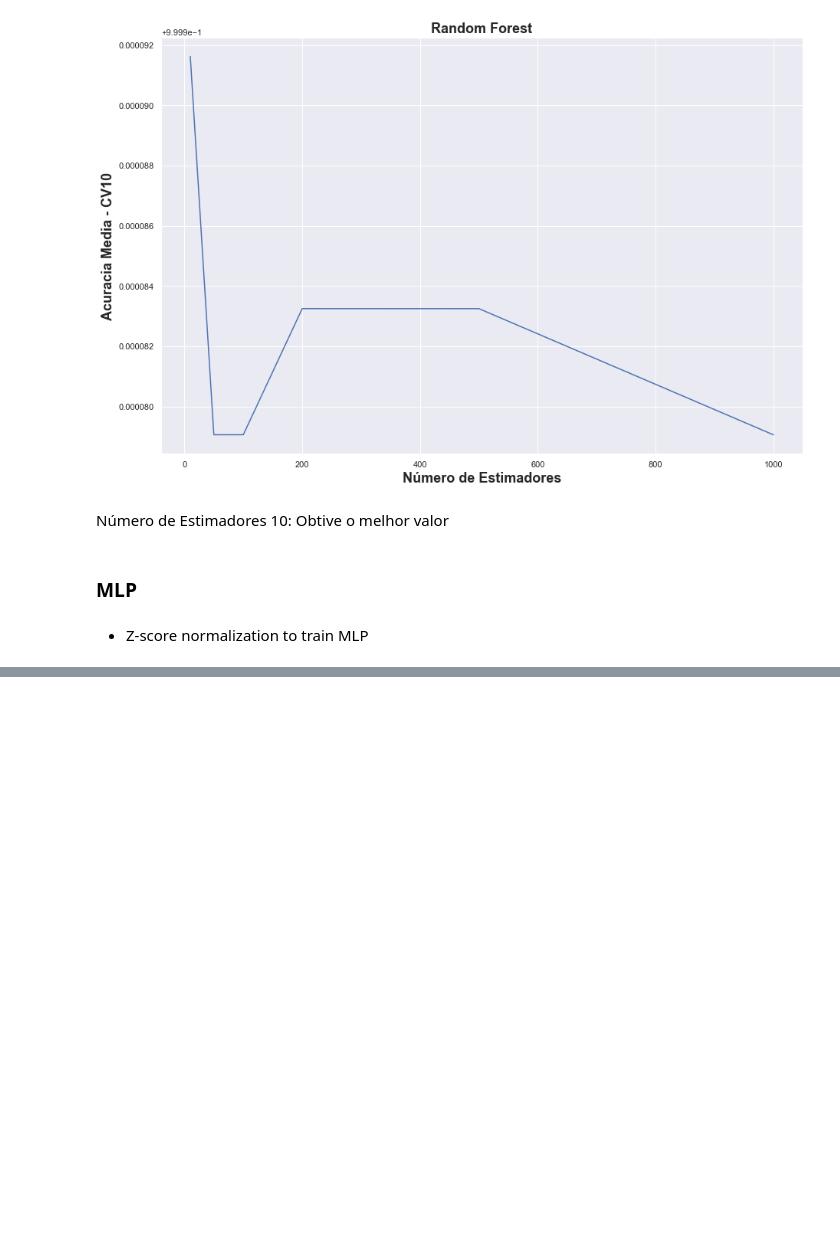
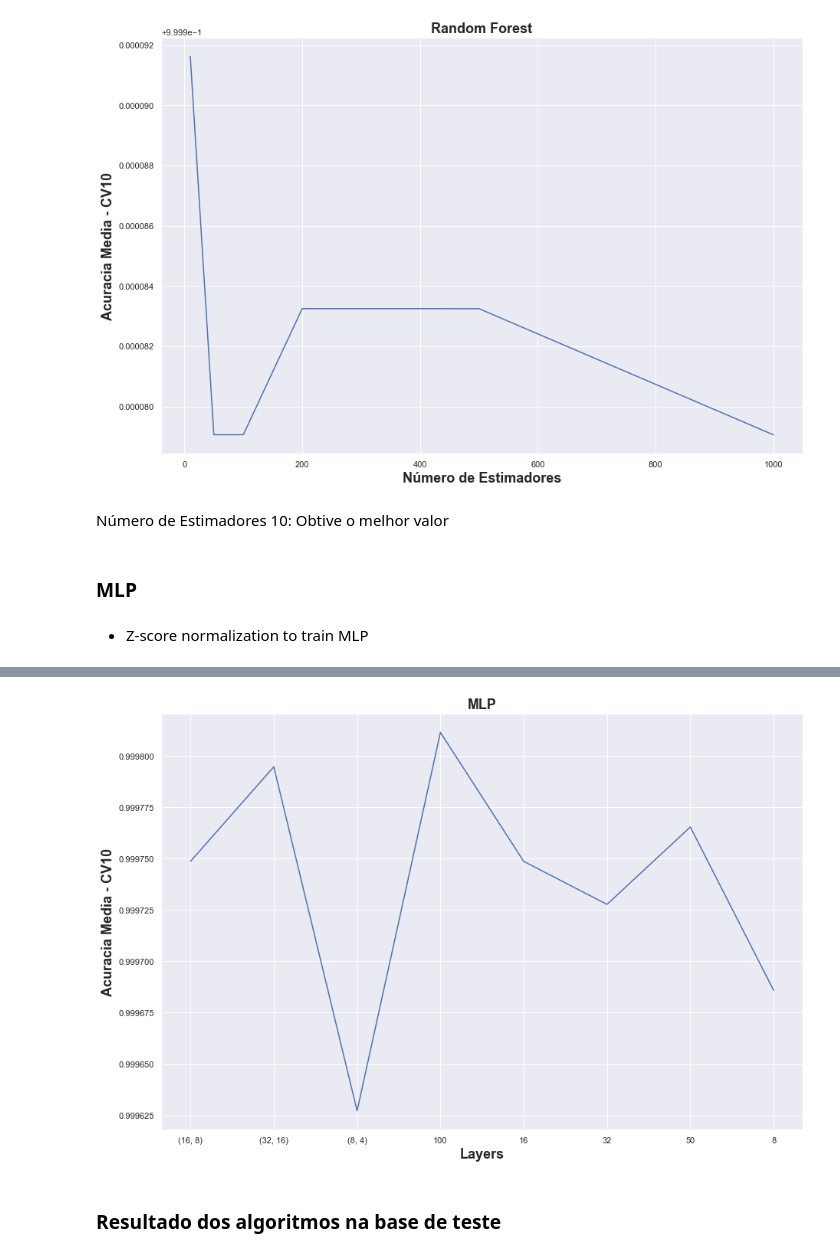
Before and after one commit to Fillipedem/UCI-Statlog-Shuttle, a Jupyter notebook: Modelos.ipynb, the cells around one changed output, grey strips where cells are left out. Drawn from its saved outputs; the diff is of its cells as text; code cells hidden in the pictures; blank space fills up the shorter version.

```diff
--- a/Modelos.ipynb
+++ b/Modelos.ipynb
@@ -102,5 +106,10 @@ Start Layer: 50
 # %%
-g = sns.lineplot(x=n_estimators, y=means)
+labels = list(map(str, hidden_layers))
+g = sns.lineplot(x=label, y=means)
 g.set_title('MLP', fontdict=fontdict)
 g.set_ylabel('Acuracia Media - CV10', fontdict=fontdict)
 g.set_xlabel('Layers', fontdict=fontdict);
+# %% [output]
+[figure, added]
+# %% [markdown]
+### Resultado dos algoritmos na base de teste
```
Also changed, not shown: parts of 3 cells of this notebook, 4 other files.
